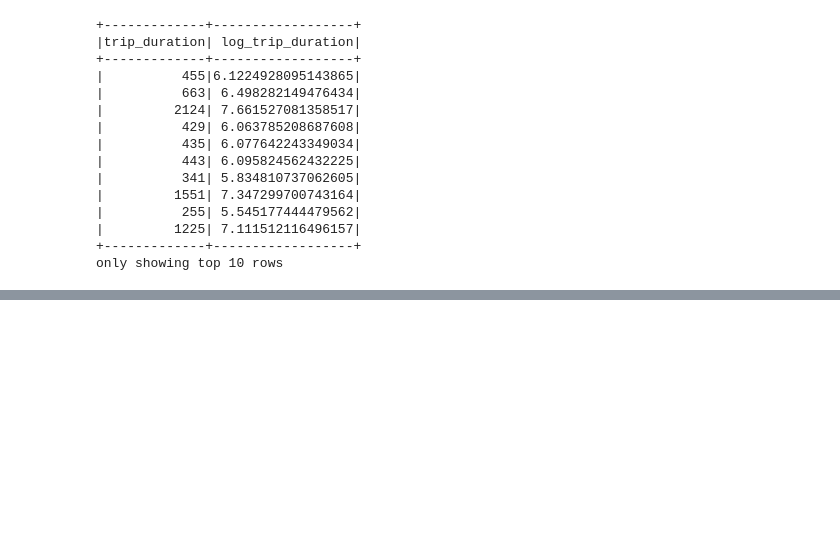
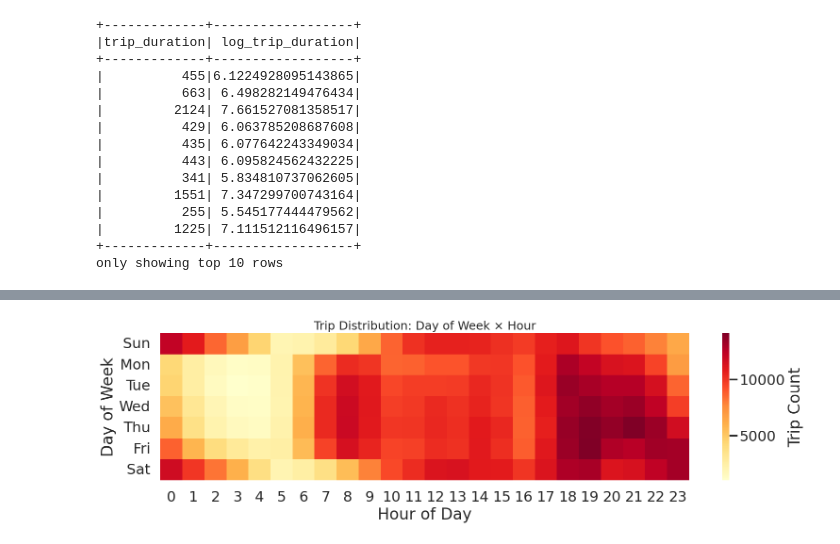
Before and after one commit to llazdll/New-York-City-Taxi-Trip-Duration, a Jupyter notebook: 01_data_ingestion.ipynb, the cells around one changed output, grey strips where cells are left out. Saved outputs shown, nothing was run; the diff lists cells and outputs as text; code cells hidden in the pictures; blank space fills up the shorter version.

```diff
--- a/01_data_ingestion.ipynb
+++ b/01_data_ingestion.ipynb
@@ -663,0 +814,36 @@ df_train.groupBy("same_pickup_dropoff").count().show()
+# %%
+# ─── Double grouping ───
+hour_dow = (
+    df_train
+    .groupBy("pickup_dayofweek", "pickup_hour")
+    .agg(F.count("*").alias("trip_count"))
+    .orderBy("pickup_dayofweek", "pickup_hour")
+)
+
+# ─── Pivot ───
+pivot = hour_dow.toPandas().pivot(
+    index="pickup_dayofweek",
+    columns="pickup_hour",
+    values="trip_count"
+).fillna(0)
+
+# ─── Plot ───
+plt.figure(figsize=(16, 5))
+sns.heatmap(
+    pivot,
+    cmap="YlOrRd",
+    annot=False,
+    cbar_kws={"label": "Trip Count"}
+)
+plt.title("Trip Distribution: Day of Week × Hour", fontsize=18)
+plt.xlabel("Hour of Day")
+plt.ylabel("Day of Week")
+plt.yticks(
+    ticks=[i+0.5 for i in range(7)],
+    labels=['Sun','Mon','Tue','Wed','Thu','Fri','Sat'],
+    rotation=0
+)
+plt.tight_layout()
+plt.show()
+# %% [output]
+[figure, added]
```
Also changed, not shown: parts of 68 cells of this notebook.
